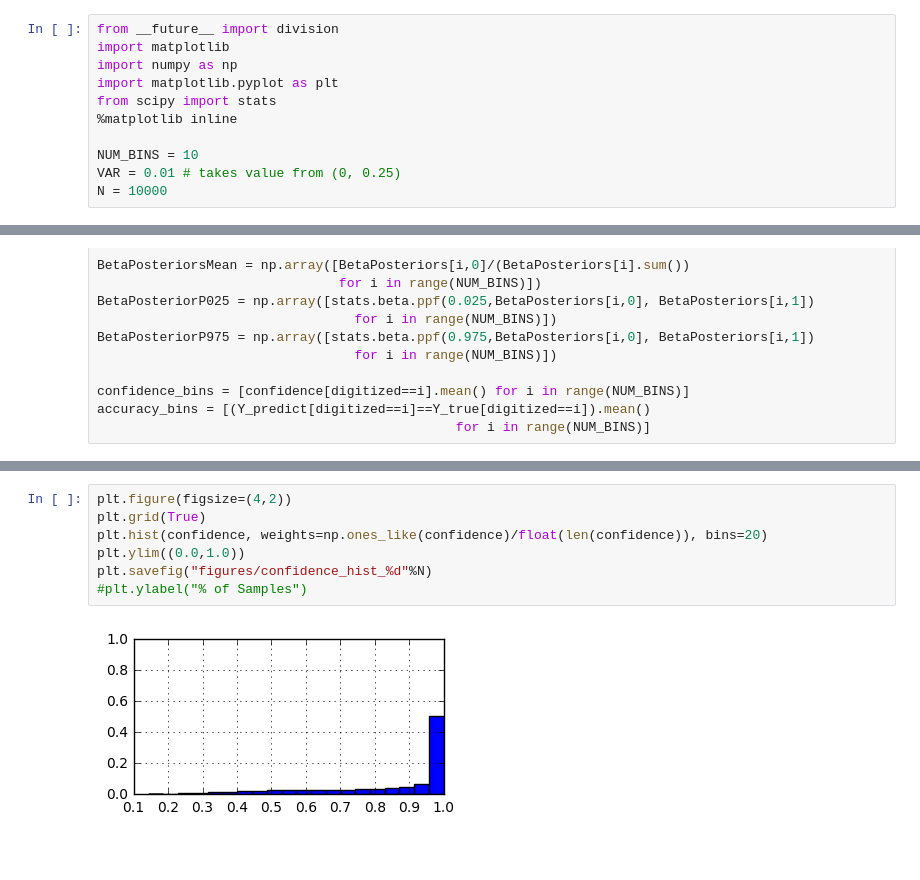
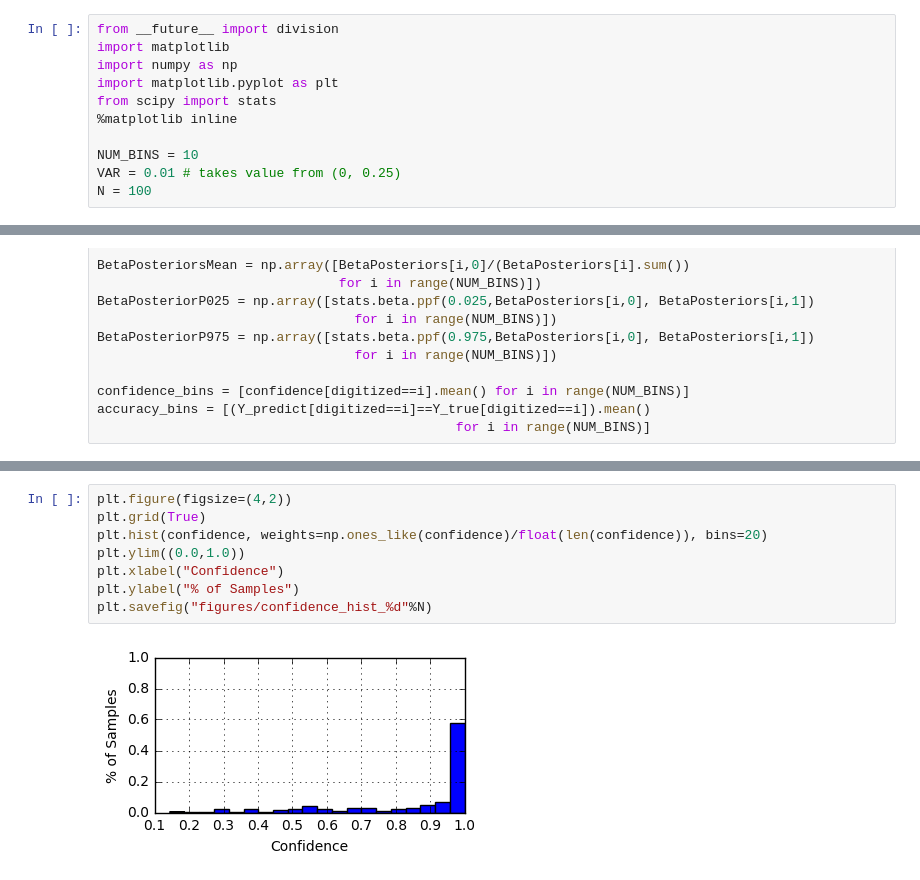
Before and after one commit to disiji/nn_assessor, a Jupyter notebook: beta_prior_on_bins.ipynb, the cells around one changed output, grey strips where cells are left out. Saved outputs shown, nothing was run; the diff lists cells and outputs as text; blank space fills up the shorter version.

Commit message:
some changes to plots

```diff
--- a/beta_prior_on_bins.ipynb
+++ b/beta_prior_on_bins.ipynb
@@ -8,7 +8,7 @@ from scipy import stats
 
 NUM_BINS = 10
 VAR = 0.01 # takes value from (0, 0.25)
-N = 10000
+N = 100
 # %%
 def BetaParams(mu, var):
     """
@@ -98,9 +99,10 @@ plt.savefig("figures/reliability_bar_%d"%N)
 # %%
 plt.figure(figsize=(4,2))
 plt.grid(True)
 plt.hist(confidence, weights=np.ones_like(confidence)/float(len(confidence)), bins=20)
 plt.ylim((0.0,1.0))
+plt.xlabel("Confidence")
+plt.ylabel("% of Samples")
 plt.savefig("figures/confidence_hist_%d"%N)
-#plt.ylabel("% of Samples")
 # %% [output]
-[figure, old version]
+[figure, new version]
```
Also changed, not shown: parts of 3 cells of this notebook, 18 other files.
